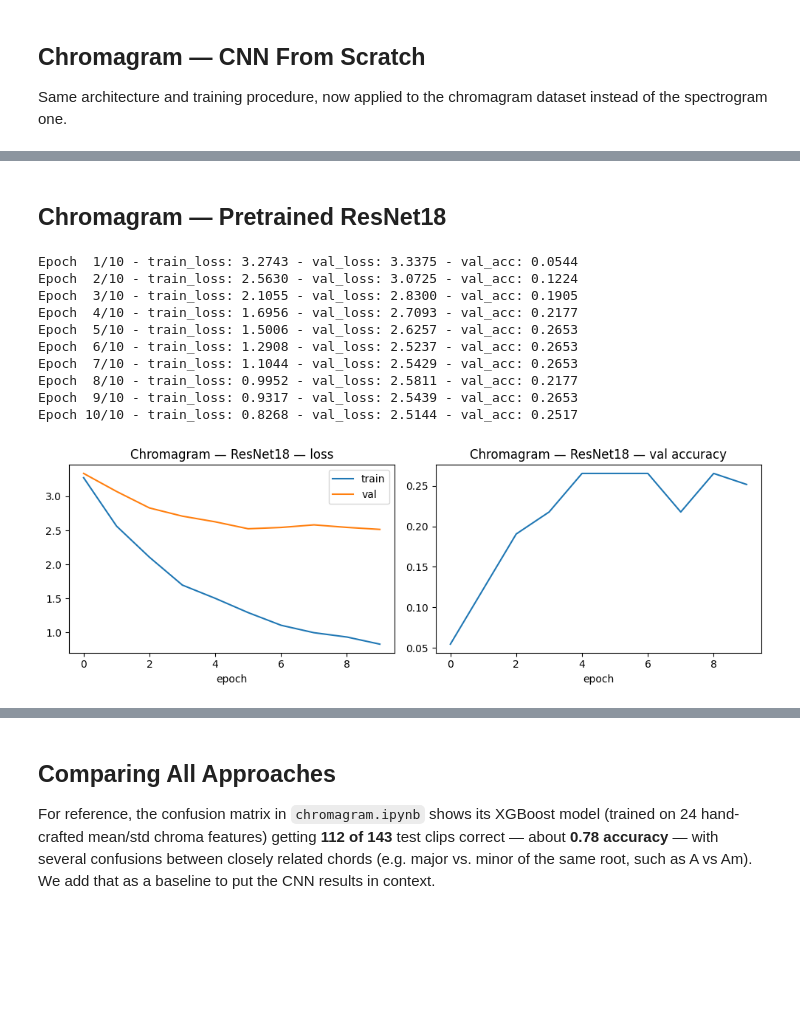
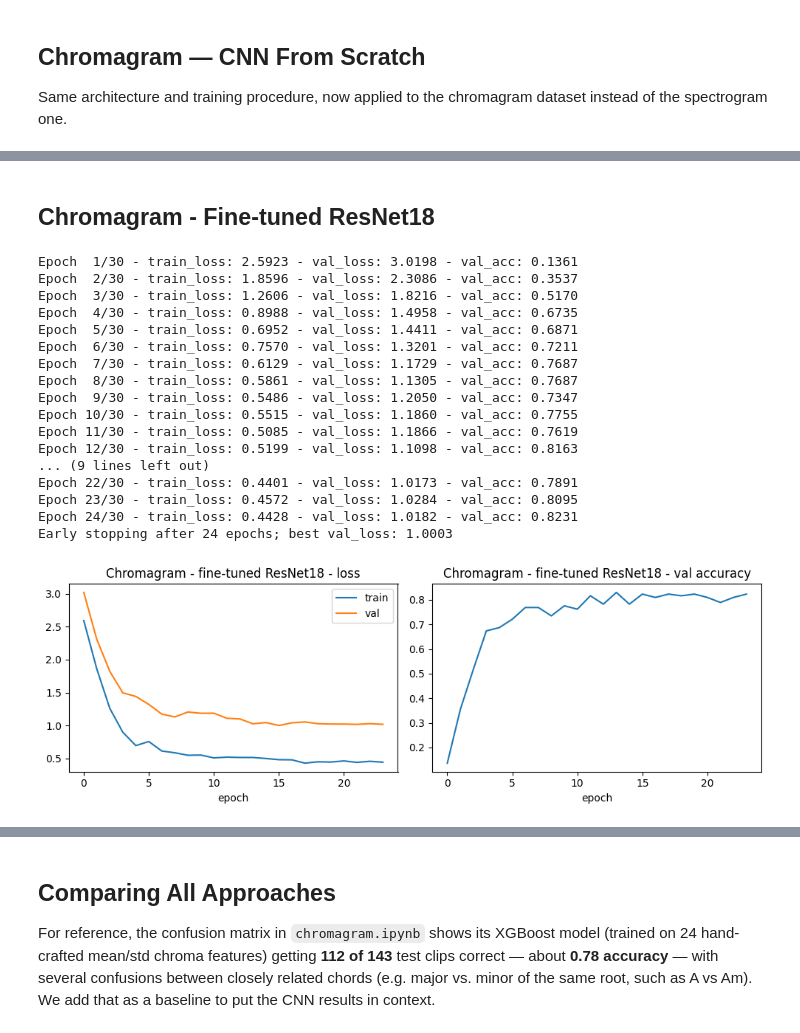
Before and after one commit to ilhanriyaz/guitar-chord-recognition, a Jupyter notebook: notebooks/spectrogram.ipynb, the cells around one changed output, grey strips where cells are left out. Saved outputs shown, nothing was run; the diff lists cells and outputs as text; code cells hidden in the pictures; blank space fills up the shorter version.

```diff
--- a/notebooks/spectrogram.ipynb
+++ b/notebooks/spectrogram.ipynb
@@ -478,19 +628,36 @@ weighted avg       0.63      0.65      0.61       147
 # %% [markdown]
-## Chromagram — Pretrained ResNet18
+## Chromagram - Fine-tuned ResNet18
 # %%
-chroma_resnet_model = build_resnet(num_classes)
-chroma_resnet_history = train_model(chroma_resnet_model, chroma_train_loader, chroma_test_loader, epochs=10, use_three_channels=True)
-plot_history(chroma_resnet_history, "Chromagram — ResNet18")
+chroma_resnet_model = build_resnet(num_classes, trainable_layers=("layer4",), dropout=0.35)
+chroma_resnet_history = train_model(
+    chroma_resnet_model,
+    chroma_train_loader,
+    chroma_test_loader,
+    epochs=30,
+    lr=2e-4,
+    weight_decay=1e-3,
+    class_weights=class_weights,
+    label_smoothing=0.05,
+    patience=8,
+)
+plot_history(chroma_resnet_history, "Chromagram - fine-tuned ResNet18")
 # %% [output]
-Epoch  1/10 - train_loss: 3.2743 - val_loss: 3.3375 - val_acc: 0.0544
-Epoch  2/10 - train_loss: 2.5630 - val_loss: 3.0725 - val_acc: 0.1224
-Epoch  3/10 - train_loss: 2.1055 - val_loss: 2.8300 - val_acc: 0.1905
-Epoch  4/10 - train_loss: 1.6956 - val_loss: 2.7093 - val_acc: 0.2177
-Epoch  5/10 - train_loss: 1.5006 - val_loss: 2.6257 - val_acc: 0.2653
-Epoch  6/10 - train_loss: 1.2908 - val_loss: 2.5237 - val_acc: 0.2653
-Epoch  7/10 - train_loss: 1.1044 - val_loss: 2.5429 - val_acc: 0.2653
-Epoch  8/10 - train_loss: 0.9952 - val_loss: 2.5811 - val_acc: 0.2177
-Epoch  9/10 - train_loss: 0.9317 - val_loss: 2.5439 - val_acc: 0.2653
-Epoch 10/10 - train_loss: 0.8268 - val_loss: 2.5144 - val_acc: 0.2517
+Epoch  1/30 - train_loss: 2.5923 - val_loss: 3.0198 - val_acc: 0.1361
+Epoch  2/30 - train_loss: 1.8596 - val_loss: 2.3086 - val_acc: 0.3537
+Epoch  3/30 - train_loss: 1.2606 - val_loss: 1.8216 - val_acc: 0.5170
+Epoch  4/30 - train_loss: 0.8988 - val_loss: 1.4958 - val_acc: 0.6735
+Epoch  5/30 - train_loss: 0.6952 - val_loss: 1.4411 - val_acc: 0.6871
+Epoch  6/30 - train_loss: 0.7570 - val_loss: 1.3201 - val_acc: 0.7211
+Epoch  7/30 - train_loss: 0.6129 - val_loss: 1.1729 - val_acc: 0.7687
+Epoch  8/30 - train_loss: 0.5861 - val_loss: 1.1305 - val_acc: 0.7687
+Epoch  9/30 - train_loss: 0.5486 - val_loss: 1.2050 - val_acc: 0.7347
+Epoch 10/30 - train_loss: 0.5515 - val_loss: 1.1860 - val_acc: 0.7755
+Epoch 11/30 - train_loss: 0.5085 - val_loss: 1.1866 - val_acc: 0.7619
+Epoch 12/30 - train_loss: 0.5199 - val_loss: 1.1098 - val_acc: 0.8163
+... (9 lines left out)
+Epoch 22/30 - train_loss: 0.4401 - val_loss: 1.0173 - val_acc: 0.7891
+Epoch 23/30 - train_loss: 0.4572 - val_loss: 1.0284 - val_acc: 0.8095
+Epoch 24/30 - train_loss: 0.4428 - val_loss: 1.0182 - val_acc: 0.8231
+Early stopping after 24 epochs; best val_loss: 1.0003
-[figure, old version]
+[figure, new version]
 # %%
```
Also changed, not shown: parts of 18 cells of this notebook.
